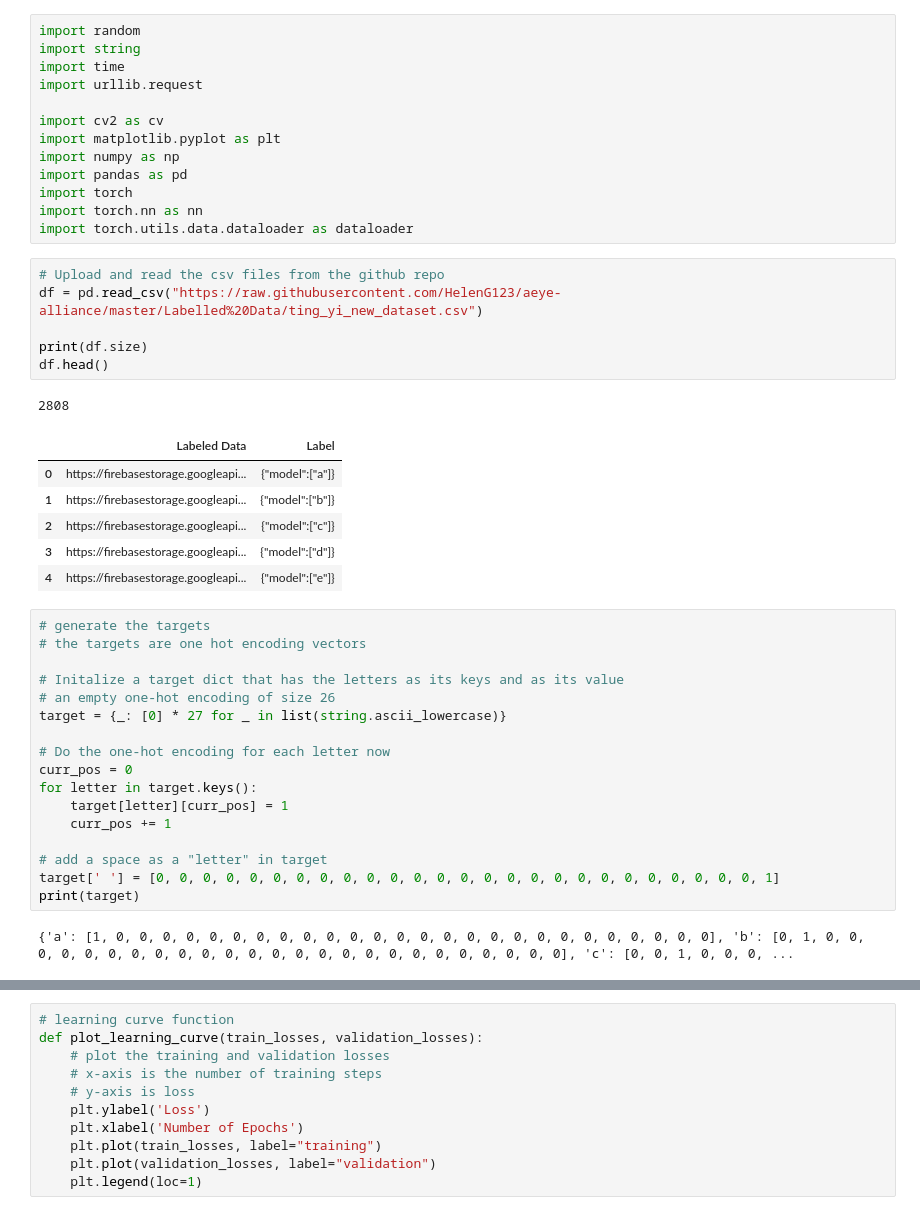
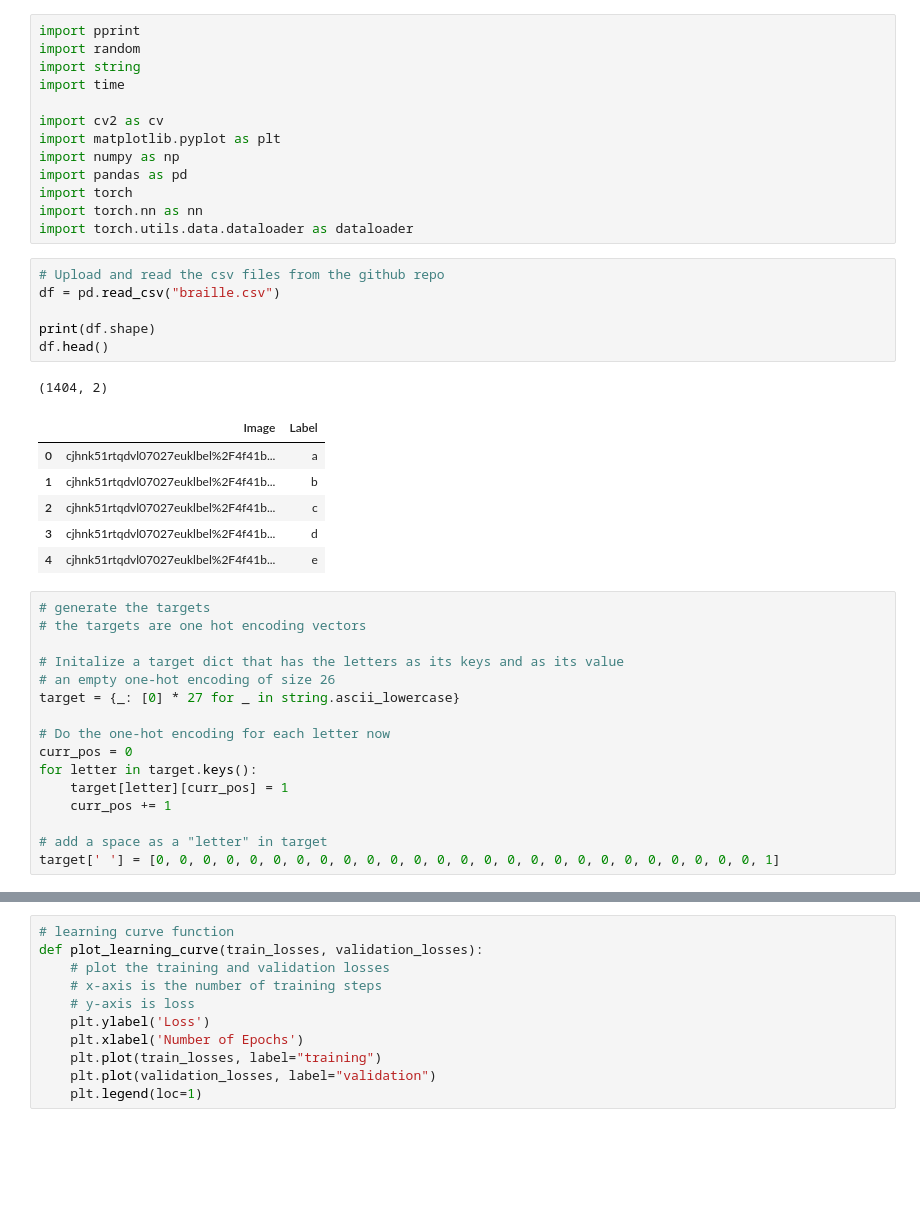
Before and after one commit to talhaibnmahmud/Thesis, a Jupyter notebook: Braille/ascii.ipynb, the cells around one changed output, grey strips where cells are left out. Drawn from its saved outputs; the diff is of its cells as text; blank space fills up the shorter version.

```diff
--- a/Braille/ascii.ipynb
+++ b/Braille/ascii.ipynb
@@ -1,8 +1,8 @@
 # %%
+import pprint
 import random
 import string
 import time
-import urllib.request
 
 import cv2 as cv
 import matplotlib.pyplot as plt
@@ -13,25 +13,25 @@ import torch.nn as nn
 import torch.utils.data.dataloader as dataloader
 # %%
 # Upload and read the csv files from the github repo
-df = pd.read_csv("https://raw.githubusercontent.com/HelenG123/aeye-alliance/master/Labelled%20Data/ting_yi_new_dataset.csv")
+df = pd.read_csv("braille.csv")
 
-print(df.size)
+print(df.shape)
 df.head()
 # %% [output]
-2808
+(1404, 2)
-|  | Labeled Data | Label |
-| 0 | https://firebasestorage.googleapi... | {"model":["a"]} |
-| 1 | https://firebasestorage.googleapi... | {"model":["b"]} |
-| 2 | https://firebasestorage.googleapi... | {"model":["c"]} |
-| 3 | https://firebasestorage.googleapi... | {"model":["d"]} |
-| 4 | https://firebasestorage.googleapi... | {"model":["e"]} |
+|  | Image | Label |
+| 0 | cjhnk51rtqdvl07027euklbel%2F4f41b... | a |
+| 1 | cjhnk51rtqdvl07027euklbel%2F4f41b... | b |
+| 2 | cjhnk51rtqdvl07027euklbel%2F4f41b... | c |
+| 3 | cjhnk51rtqdvl07027euklbel%2F4f41b... | d |
+| 4 | cjhnk51rtqdvl07027euklbel%2F4f41b... | e |
 # %%
 # generate the targets
 # the targets are one hot encoding vectors
 
 # Initalize a target dict that has the letters as its keys and as its value
 # an empty one-hot encoding of size 26
-target = {_: [0] * 27 for _ in list(string.ascii_lowercase)}
+target = {_: [0] * 27 for _ in string.ascii_lowercase}
 
 # Do the one-hot encoding for each letter now
 curr_pos = 0
@@ -41,6 +41,3 @@ for letter in target.keys():
 
 # add a space as a "letter" in target
 target[' '] = [0, 0, 0, 0, 0, 0, 0, 0, 0, 0, 0, 0, 0, 0, 0, 0, 0, 0, 0, 0, 0, 0, 0, 0, 0, 0, 1]
-print(target)
-# %% [output]
-{'a': [1, 0, 0, 0, 0, 0, 0, 0, 0, 0, 0, 0, 0, 0, 0, 0, 0, 0, 0, 0, 0, 0, 0, 0, 0, 0, 0], 'b': [0, 1, 0, 0, 0, 0, 0, 0, 0, 0, 0, 0, 0, 0, 0, 0, 0, 0, 0, 0, 0, 0, 0, 0, 0, 0, 0], 'c': [0, 0, 1, 0, 0, 0, ...
```
Also changed, not shown: parts of 14 cells of this notebook, 2 other files.
